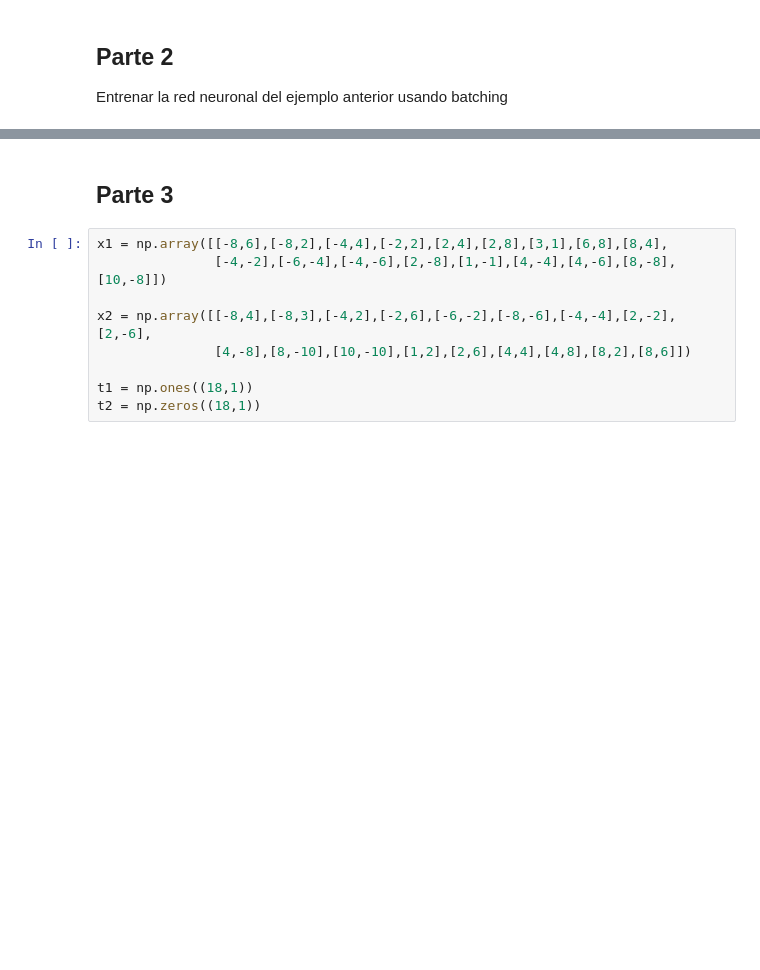
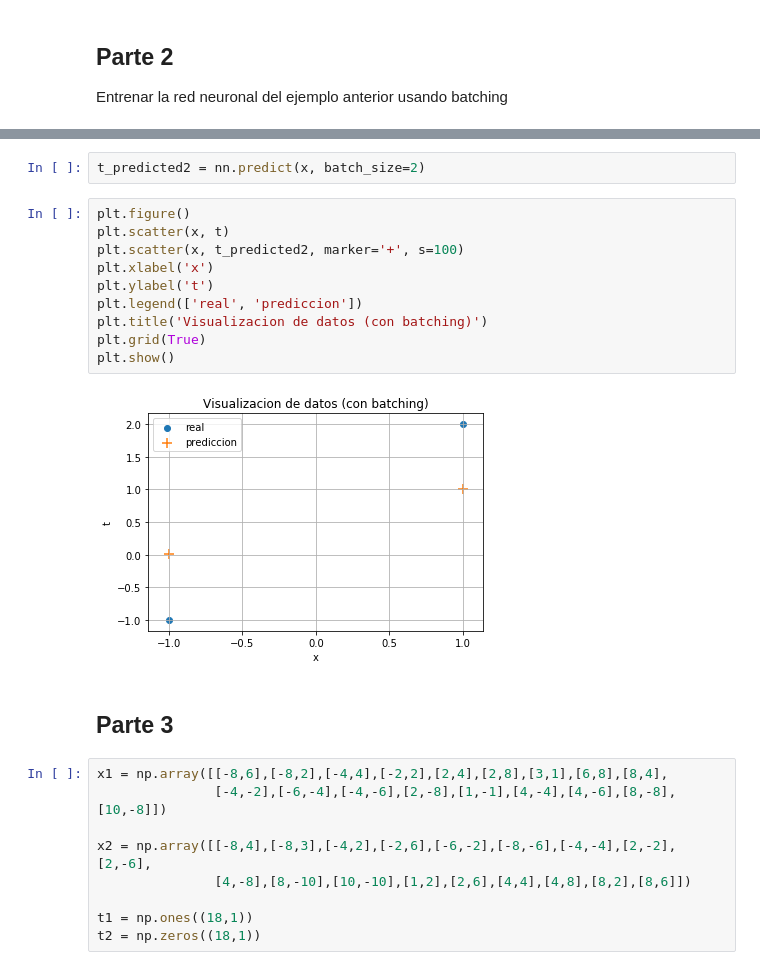
Before and after one commit to sjukdom/Redes-neuronales-curso, a Jupyter notebook: Practica_8.ipynb, the cells around one changed output, grey strips where cells are left out. Drawn from its saved outputs; the diff is of its cells as text; blank space fills up the shorter version.

```diff
--- a/Practica_8.ipynb
+++ b/Practica_8.ipynb
@@ -174,3 +148,17 @@ hbatch = nn.fit(x, t, batch_size=2, epochs=100, verbose=0, callbacks=[print_weig
+# %%
+t_predicted2 = nn.predict(x, batch_size=2)
+# %%
+plt.figure()
+plt.scatter(x, t)
+plt.scatter(x, t_predicted2, marker='+', s=100)
+plt.xlabel('x')
+plt.ylabel('t')
+plt.legend(['real', 'prediccion'])
+plt.title('Visualizacion de datos (con batching)')
+plt.grid(True)
+plt.show()
+# %% [output]
+[figure, added]
 # %% [markdown]
 ## Parte 3
 # %%
```
Also changed, not shown: parts of 9 cells of this notebook.
